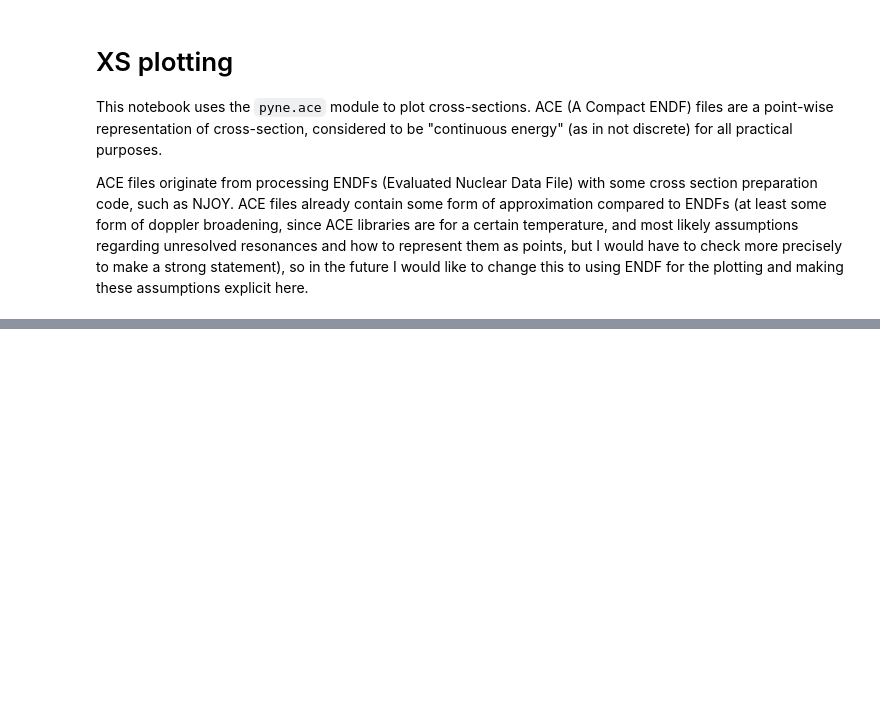
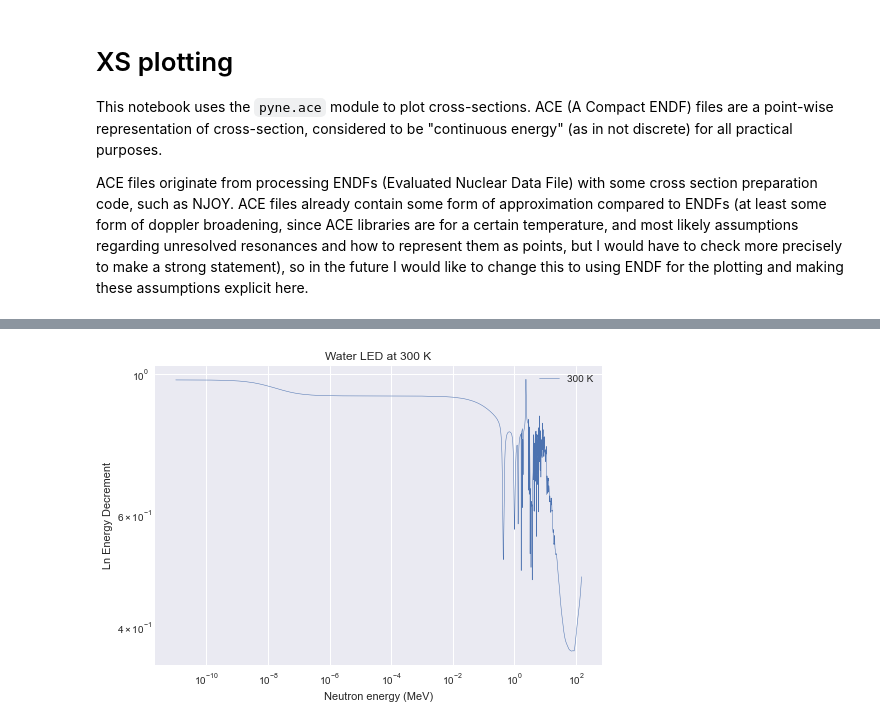
Before and after one commit to deOliveira-R/course_reactor_physics, a Jupyter notebook: cross-section/macro/ACE_macro.ipynb, the cells around one changed output, grey strips where cells are left out. Drawn from its saved outputs; the diff is of its cells as text; code cells hidden in the pictures; blank space fills up the shorter version.

```diff
--- a/cross-section/macro/ACE_macro.ipynb
+++ b/cross-section/macro/ACE_macro.ipynb
@@ -224,0 +354,13 @@ The main class in ``pyne.ace`` is called ``Library``. It is instantiated using t
+# %%
+ln_energy_decrement_water = (Sigma_e_H1*H1.ln_energy_decrement() \
+                            +Sigma_e_O16*O16.ln_energy_decrement()) \
+                            /Sigma_e_water
+
+fig, ax = plt.subplots()
+ax.loglog(ueg, ln_energy_decrement_water, label=f'{water_T} K', linewidth=0.5)
+ax.set(xlabel=ene,ylabel='Ln Energy Decrement',
+       title=f'Water LED at {water_T} K')
+ax.legend()
+plt.savefig(f'Water_LED_{water_T}.pdf')
+# %% [output]
+[figure, added]
```
Also changed, not shown: parts of 32 cells of this notebook, 48 other files.
